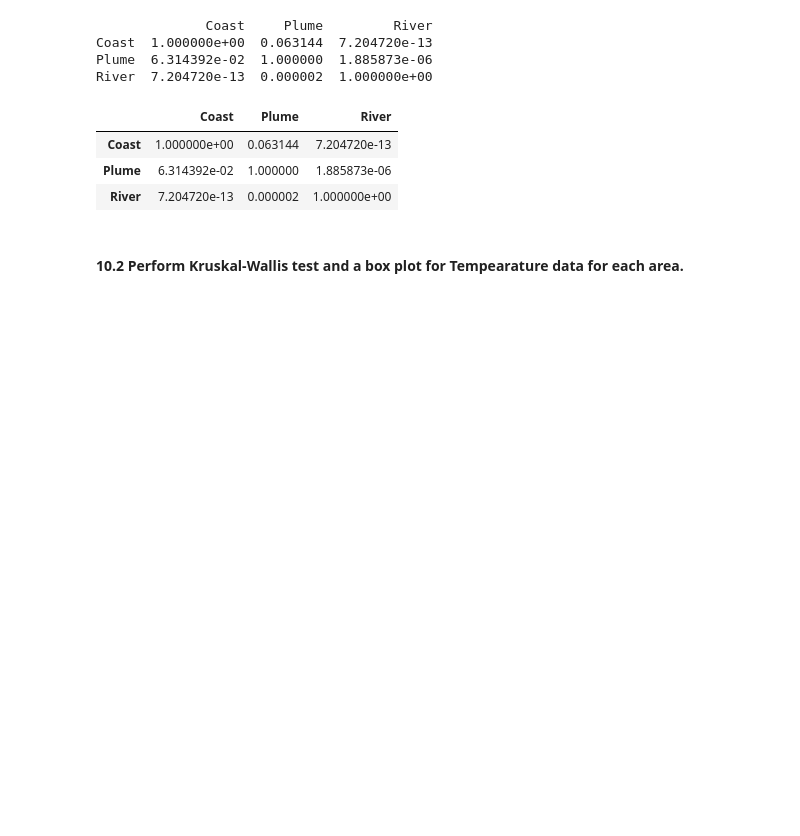
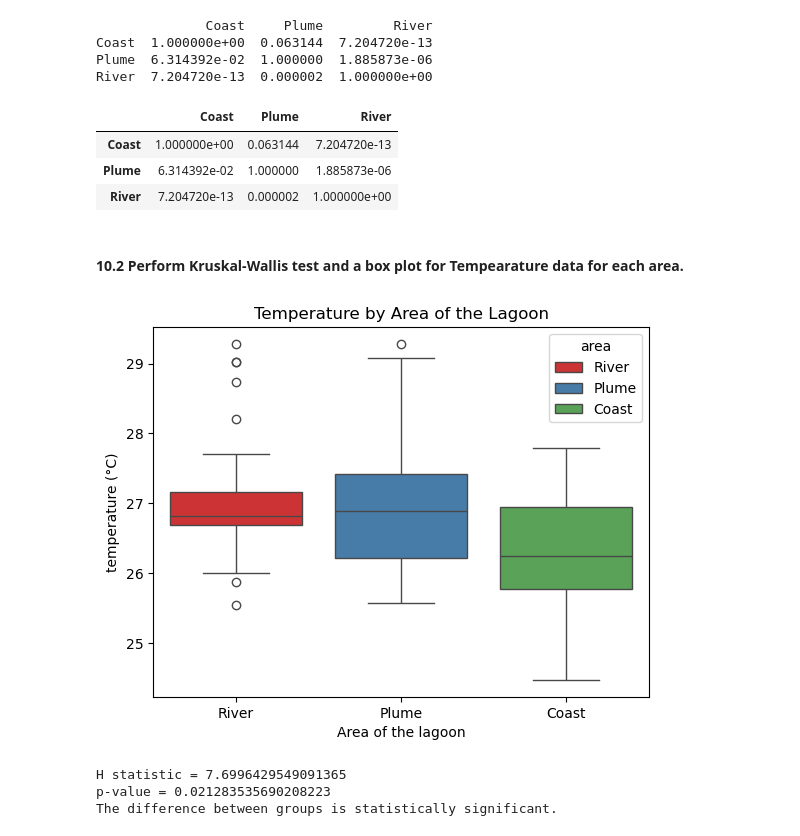
Before and after one commit to jpoh2/modelab-jp, a Jupyter notebook: 10_Kruskal-Wallis_test.ipynb, the cells around one changed output. Drawn from its saved outputs; the diff is of its cells as text; code cells hidden in the pictures; blank space fills up the shorter version.

```diff
--- a/10_Kruskal-Wallis_test.ipynb
+++ b/10_Kruskal-Wallis_test.ipynb
@@ -179,3 +179,14 @@ River  7.204720e-13  0.000002  1.000000e+00
 | River | 7.204720e-13 | 0.000002 | 1.000000e+00 |
 # %% [markdown]
 #### 10.2 Perform Kruskal-Wallis test and a box plot for Tempearature data for each area.
+# %%
+import seaborn as sns
+import matplotlib.pyplot as plt
+
+sns.boxplot(x='area', y='temp_c', data=terminos_df, palette="Set1", hue= "area", legend=True) #Cada que se use el ARGUMENTO palette, se debe especificar el ARGUMENTO hue y agregar legend=False si no quieres mostrar la leyenda. Así el color se asigna correctamente por categoría.
+plt.xlabel('Area of the lagoon')
+plt.ylabel('temperature (°C)')
+plt.title('Temperature by Area of the Lagoon')
+plt.show()
+# %% [output]
+[figure, added]
@@ -181,0 +199,7 @@ River  7.204720e-13  0.000002  1.000000e+00
+# %%
+# Perform the Kruskal-Wallis test
+kruskal_wallis_test(temp_river, temp_plume, temp_coast)
+# %% [output]
+H statistic = 7.6996429549091365
+p-value = 0.021283535690208223
+The difference between groups is statistically significant.
```
Also changed, not shown: parts of 2 cells of this notebook.
